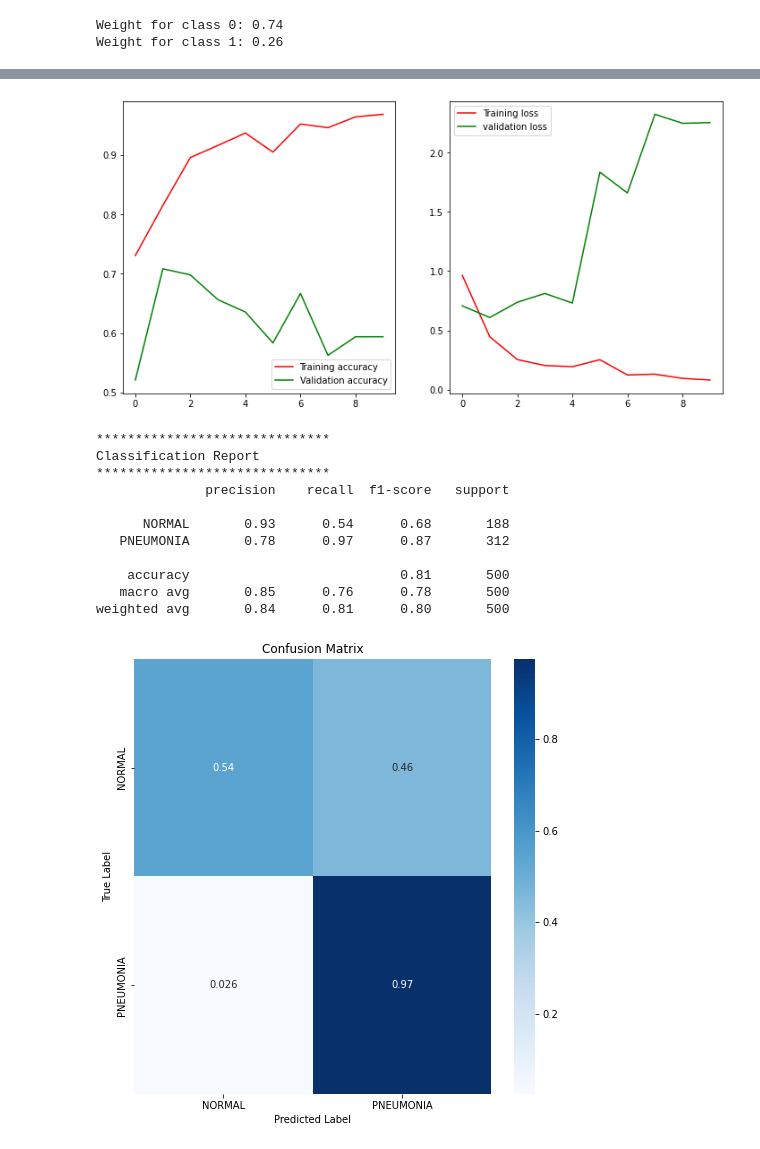
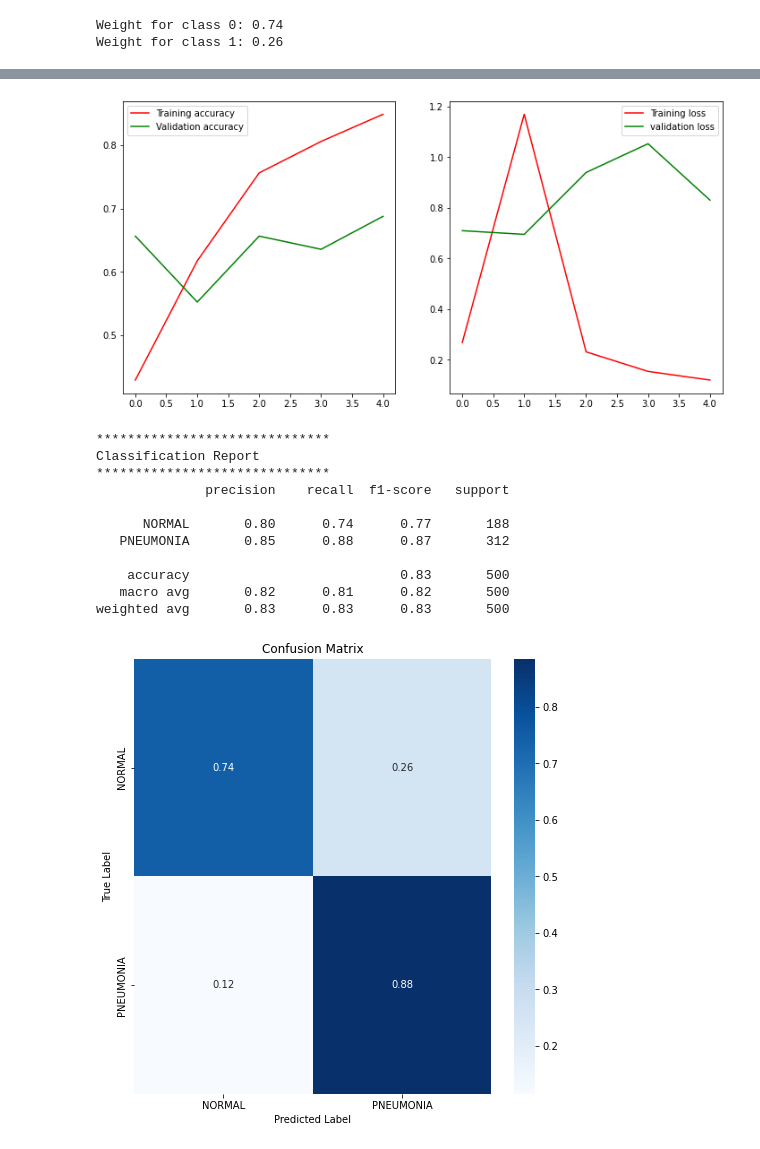
Before and after one commit to vinayakmodgil/Deep-learning-Image-Classification-, a Jupyter notebook: xray-main-vinayak.ipynb, the cells around one changed output, grey strips where cells are left out. Drawn from its saved outputs; the diff is of its cells as text; code cells hidden in the pictures.

```diff
--- a/xray-main-vinayak.ipynb
+++ b/xray-main-vinayak.ipynb
@@ -449,8 +431,8 @@ def model_eval(model, history):
     train_loss = history.history['loss']
     validation_loss = history.history["val_loss"]
 
-    train_accuracy = history.history["accuracy"]
-    validation_accuracy = history.history["val_accuracy"]
+    train_accuracy = history.history["acc"]
+    validation_accuracy = history.history["val_acc"]
 
     #line plot of train_accuracy
     fig, ax = plt.subplots(ncols=2, nrows=1, figsize=(12, 6))
@@ -710,6 +692,11 @@ print(f"Weight for class 1: {class_2:.2f}")
 # %% [output]
 Weight for class 0: 0.74
 Weight for class 1: 0.26
+# %%
+from keras.callbacks import ModelCheckpoint, EarlyStopping, ReduceLROnPlateau
+early_stop = EarlyStopping(monitor="val_loss", patience=3)
+lr_plat = ReduceLROnPlateau(monitor="val_loss", factor=0.5, patience=3)
+callbacks=[early_stop, lr_plat]
 # %%
 def model_3rd():
     model_3 = Sequential()
@@ -738,7 +725,7 @@ def model_3rd():
     model_3.add(Dense(512, activation="relu"))
     model_3.add(Dense(1, activation="sigmoid"))
 
-    model_3.compile(loss="binary_crossentropy", optimizer="adam", metrics=["accuracy"])
+    model_3.compile(loss="binary_crossentropy", optimizer="adam", metrics=["acc"])
 
     model_3.summary()
 
@@ -764,6 +751,6 @@ Trainable params: 733,633
 Non-trainable params: 0
 _________________________________________________________________
 # %%
-model_3.fit_generator(train_gen,epochs=20, steps_per_epoch=train_size//batch_size, validation_steps=val_size//batch_size, validation_data=val_gen, class_weight=class_weight )
+history_3 = model_3.fit_generator(train_gen,epochs=20, steps_per_epoch=train_size//batch_size, validation_steps=val_size//batch_size, validation_data=val_gen, class_weight=class_weight, callbacks=callbacks )
 # %% [output]
 Epoch 1/20
@@ -787,19 +766,19 @@ Epoch 20/20
 # %%
-model_eval(model_3, history)
+model_eval(model_3, history_3)
 # %% [output]
-[figure, old version]
+[figure, new version]
 ******************************
 Classification Report
 ******************************
               precision    recall  f1-score   support
 
-      NORMAL       0.93      0.54      0.68       188
-   PNEUMONIA       0.78      0.97      0.87       312
+      NORMAL       0.80      0.74      0.77       188
+   PNEUMONIA       0.85      0.88      0.87       312
 
-    accuracy                           0.81       500
-   macro avg       0.85      0.76      0.78       500
-weighted avg       0.84      0.81      0.80       500
+    accuracy                           0.83       500
+   macro avg       0.82      0.81      0.82       500
+weighted avg       0.83      0.83      0.83       500
-[figure, old version]
+[figure, new version]
 # %%
 model_vgg16 = VGG16(weights="imagenet", include_top=False, input_shape=(80,80,3))
 model_vgg16.trainable=False
```
Also changed, not shown: parts of 29 cells of this notebook, 8 other files.
